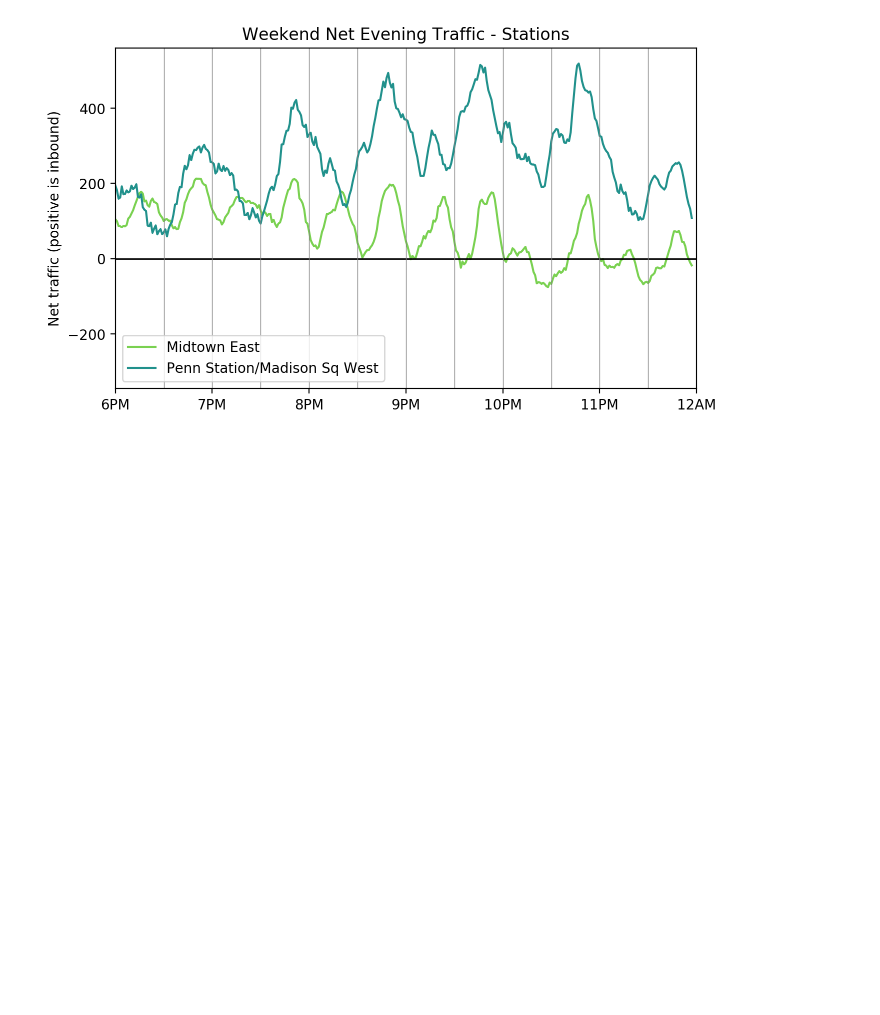
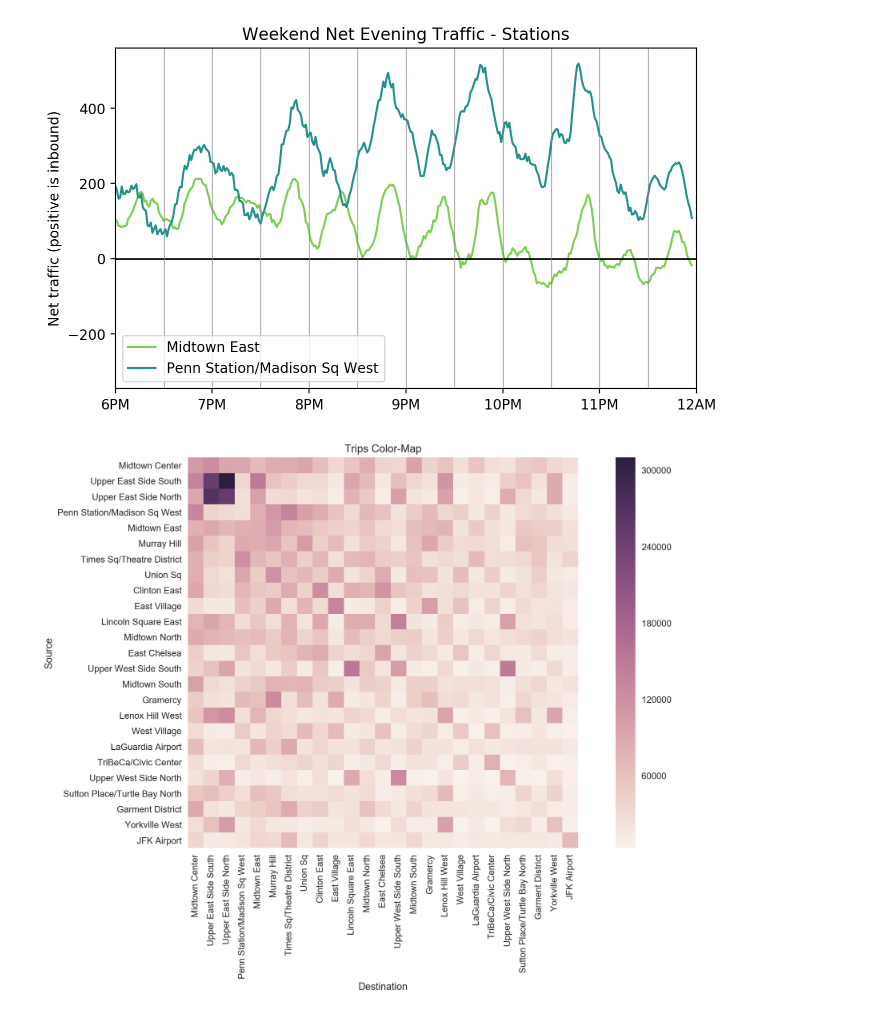
Before and after one commit to ds1004-sp17/ds1004, a Jupyter notebook: deliverable1/analysis/plots.ipynb, the cells around one changed output. Cells and saved outputs as stored; diff of their text form; code cells hidden in the pictures; blank space fills up the shorter version.

```diff
--- a/deliverable1/analysis/plots.ipynb
+++ b/deliverable1/analysis/plots.ipynb
@@ -244,3 +247,31 @@ plt.xlim(18*60, 24*60)
 plt.savefig("weekend_net_stations.png",bbox_inches="tight",dpi=300)
 # %% [output]
 [figure]
+# %%
+fig = plt.figure(figsize=(15, 8))
+
+ax = fig.add_subplot(111)
+ax.set_title('Trips Color-Map')
+# plt.imshow(top_counts, cmap=sns.cubehelix_palette(light=1, as_cmap=True))
+
+ax = sns.heatmap(top_counts)
+
+ax.set_aspect('equal')
+
+# plt.setp(ax.xaxis.get_majorticklabels(), rotation=90)
+ax.set_xticklabels(top_places)
+plt.setp(ax.xaxis.get_majorticklabels(), rotation=90)
+plt.setp(ax.yaxis.get_majorticklabels(), rotation=0)
+# ax.set_xticks(range(len(top_places)))
+
+ax.set_yticklabels(reversed(top_places))
+# ax.set_yticks(range(len(top_places)))
+
+plt.xlabel('Destination')
+plt.ylabel('Source')
+
+plt.savefig("trips-colormap.jpg", bbox_inches="tight")
+
+plt.show()
+# %% [output]
+[figure, added]
```
Also changed, not shown: parts of 6 cells of this notebook.
